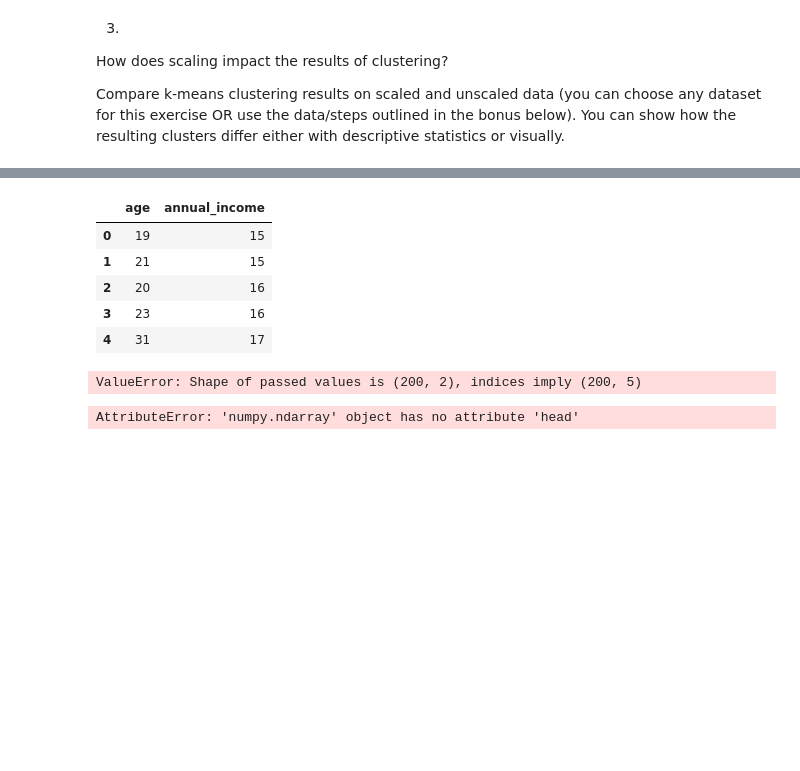
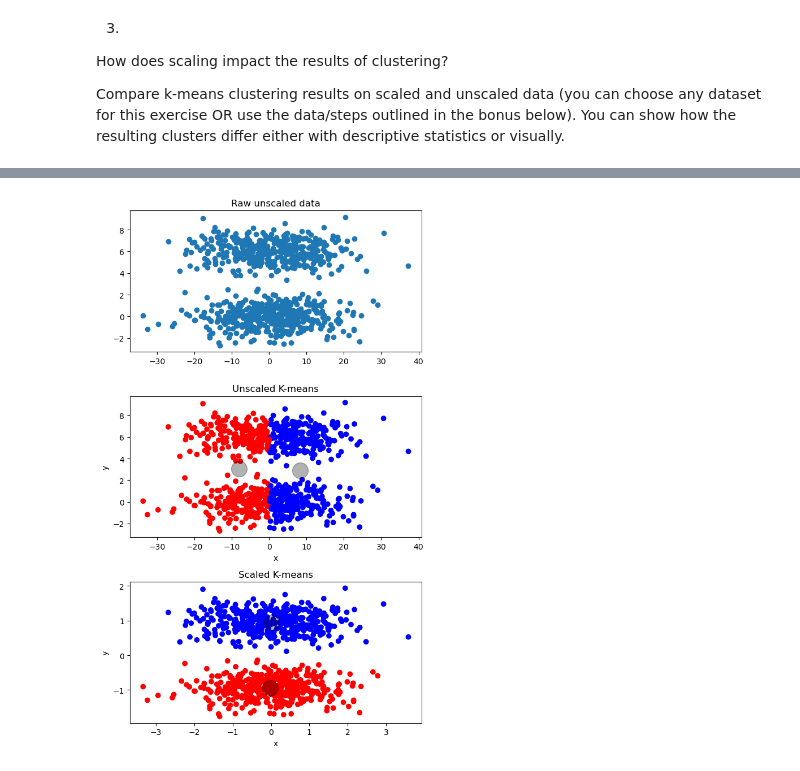
Before and after one commit to DerekBixby/clustering_exercises, a Jupyter notebook: modeling.ipynb, the cells around one changed output, grey strips where cells are left out. Saved outputs shown, nothing was run; the diff lists cells and outputs as text; code cells hidden in the pictures; blank space fills up the shorter version.

```diff
--- a/modeling.ipynb
+++ b/modeling.ipynb
@@ -619,10 +608,0 @@ df.head()
-# %%
-X = df[['age', 'annual_income']]
-X.head()
-# %% [output]
-|  | age | annual_income |
-| 0 | 19 | 15 |
-| 1 | 21 | 15 |
-| 2 | 20 | 16 |
-| 3 | 23 | 16 |
-| 4 | 31 | 17 |
@@ -632,8 +609,54 @@ X_scaled = scaler.fit_transform(X)
-# %%
-X_scaled = pd.DataFrame(X_scaled, columns=df.columns, index=df.index)
-# %% [output]
-ValueError: Shape of passed values is (200, 2), indices imply (200, 5)
-# %%
-X_scaled.head()
-# %% [output]
-AttributeError: 'numpy.ndarray' object has no attribute 'head'
+# %%
+import random
+
+# create data
+rnorm = np.random.randn
+x1 = rnorm(800) * 10
+y1 = np.concatenate([rnorm(400), rnorm(400) + 6])
+df = pd.DataFrame()
+df['x'] = x1
+df['y'] = y1
+
+# scale the data
+scaler = StandardScaler()
+cols = ['x', 'y']
+df_scaled = df.copy()
+df_scaled[cols] = scaler.fit_transform(df[cols])
+
+X = df[cols]
+X_scaled = df_scaled[cols]
+
+
+# create subplots
+fig, axes = plt.subplots(3, 1, figsize=(6,10))
+
+#plot on first axes
+axes[0].scatter(x1, y1)
+axes[0].set_title('Raw unscaled data')
+
+
+# Implement Kmeans on unscaled data and plot on 2nd axes
+km = KMeans(2, random_state = 123)
+
+clusters = km.fit_predict(X)
+centroids = pd.DataFrame(km.cluster_centers_, columns = ['x', 'y'])
+
+axes[1].scatter(df.x, df.y, c=clusters, cmap='bwr')
+centroids.plot.scatter(x='x', y= 'y', ax=axes[1], marker='o', alpha = 0.3, s=400, c='k')
+axes[1].set_title('Unscaled K-means')
+
+
+# Implement Kmeans on scaled data and plot on 3rd axes
+
+clusters = km.fit_predict(X_scaled)
+centroids = pd.DataFrame(km.cluster_centers_, columns = ['x', 'y'])
+
+axes[2].scatter(df_scaled.x, df_scaled.y, c=clusters, cmap='bwr')
+centroids.plot.scatter(x= 'x', y= 'y', ax=axes[2], marker='o', alpha = 0.3, s=400, c='k')
+axes[2].set_title('Scaled K-means')
+# axes[2].set_xlim(-30,30)
+# axes[2].set_ylim(-4,6)
+
+plt.tight_layout()
+# %% [output]
+[figure, added]
```
Also changed, not shown: parts of 2 cells of this notebook.
